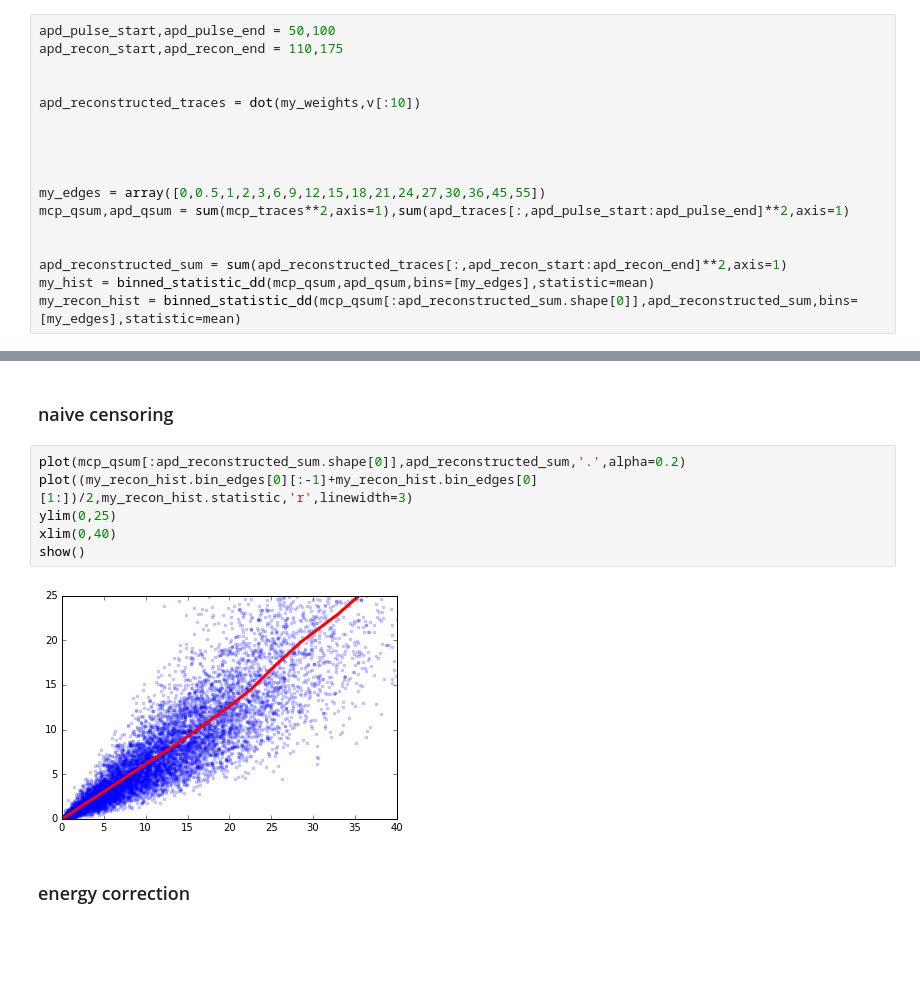
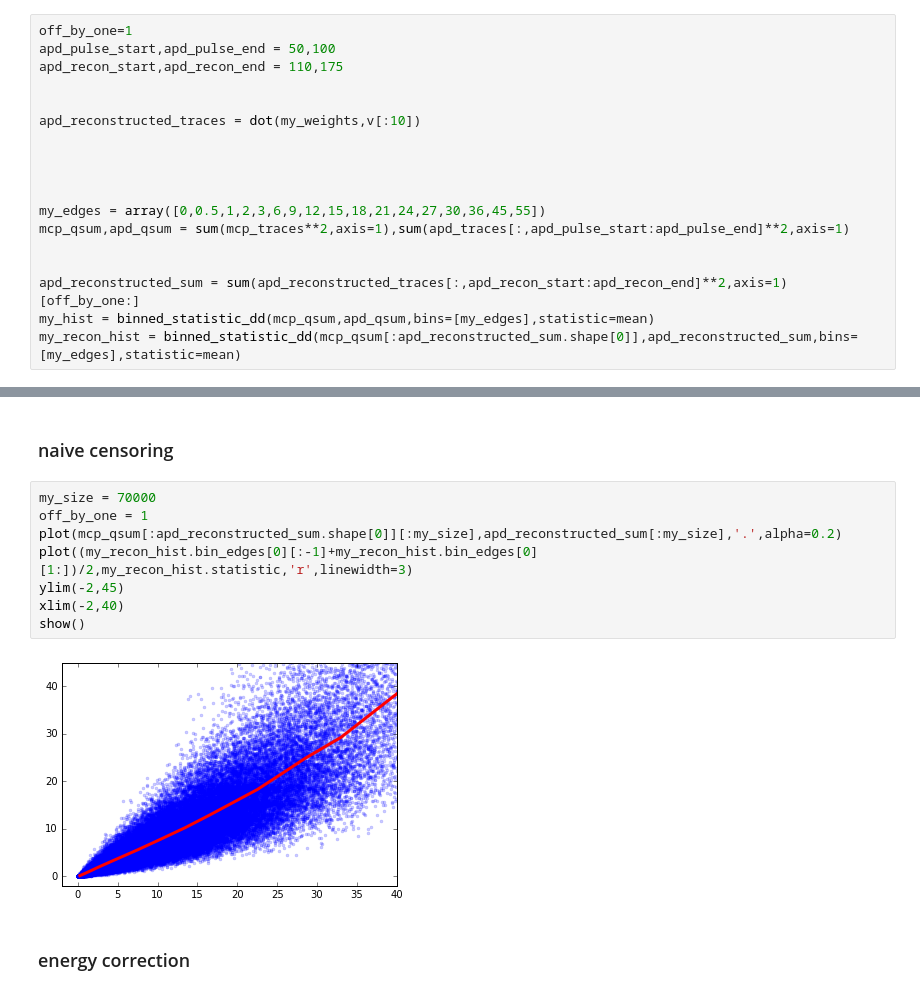
Before and after one commit to sioan/sxd_analysis_methods, a Jupyter notebook: waveform_analysis/saturated_reconstruction.ipynb, the cells around one changed output, grey strips where cells are left out. Drawn from its saved outputs; the diff is of its cells as text; blank space fills up the shorter version.

Commit message:
saturated reconstruction using h5 files

```diff
--- a/waveform_analysis/saturated_reconstruction.ipynb
+++ b/waveform_analysis/saturated_reconstruction.ipynb
@@ -286,4 +283,5 @@ apd_reconstructed_sum.shape
 # %%
+off_by_one=1
 apd_pulse_start,apd_pulse_end = 50,100
 apd_recon_start,apd_recon_end = 110,175
 
@@ -297,7 +295,7 @@ my_edges = array([0,0.5,1,2,3,6,9,12,15,18,21,24,27,30,36,45,55])
 mcp_qsum,apd_qsum = sum(mcp_traces**2,axis=1),sum(apd_traces[:,apd_pulse_start:apd_pulse_end]**2,axis=1)
 
 
-apd_reconstructed_sum = sum(apd_reconstructed_traces[:,apd_recon_start:apd_recon_end]**2,axis=1)
+apd_reconstructed_sum = sum(apd_reconstructed_traces[:,apd_recon_start:apd_recon_end]**2,axis=1)[off_by_one:]
 my_hist = binned_statistic_dd(mcp_qsum,apd_qsum,bins=[my_edges],statistic=mean)
 my_recon_hist = binned_statistic_dd(mcp_qsum[:apd_reconstructed_sum.shape[0]],apd_reconstructed_sum,bins=[my_edges],statistic=mean)
 # %%
@@ -311,13 +309,15 @@ show()
 # %% [markdown]
 ### naive censoring
 # %%
-plot(mcp_qsum[:apd_reconstructed_sum.shape[0]],apd_reconstructed_sum,'.',alpha=0.2)
+my_size = 70000
+off_by_one = 1
+plot(mcp_qsum[:apd_reconstructed_sum.shape[0]][:my_size],apd_reconstructed_sum[:my_size],'.',alpha=0.2)
 plot((my_recon_hist.bin_edges[0][:-1]+my_recon_hist.bin_edges[0][1:])/2,my_recon_hist.statistic,'r',linewidth=3)
-ylim(0,25)
-xlim(0,40)
+ylim(-2,45)
+xlim(-2,40)
 show()
 # %% [output]
-[figure, old version]
+[figure, new version]
 # %% [markdown]
 ### energy correction
 # %%
```
Also changed, not shown: parts of 21 cells of this notebook.
